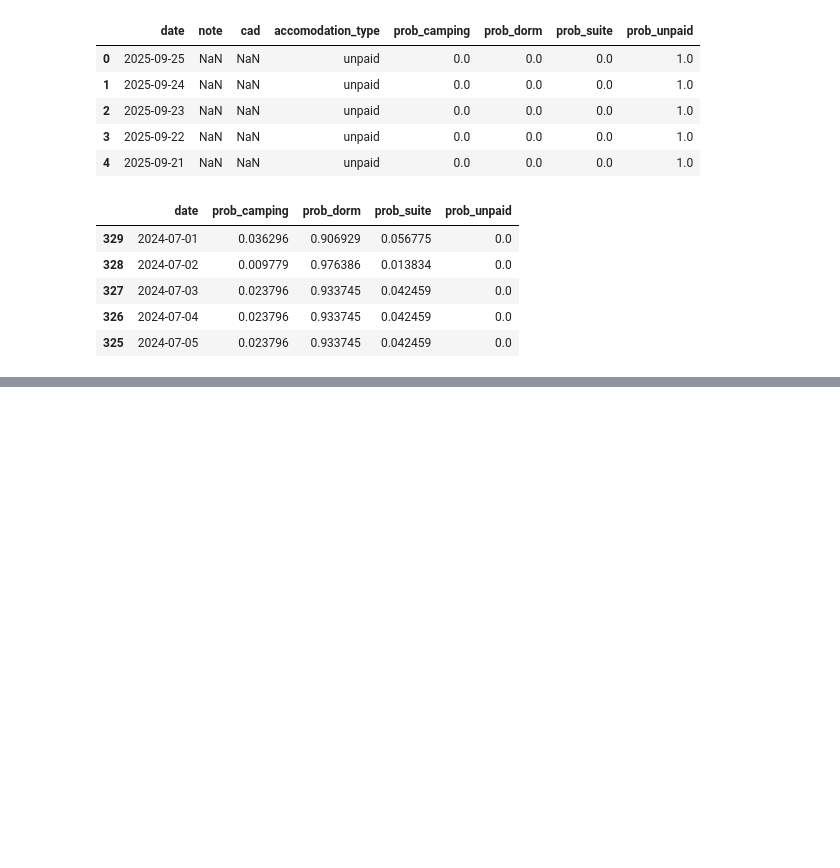
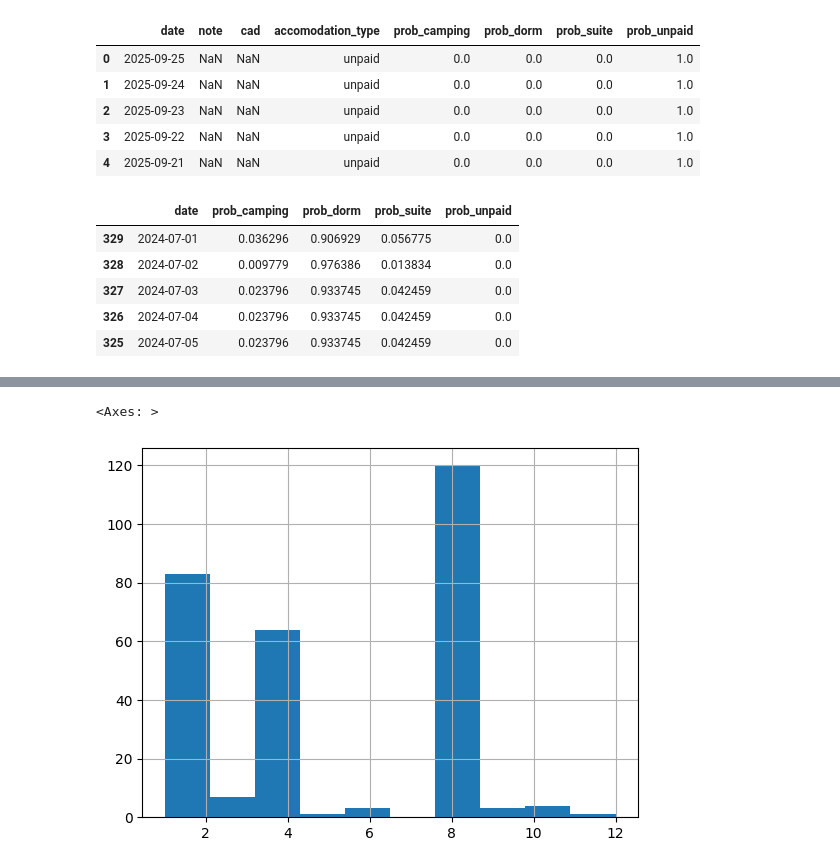
Before and after one commit to SunnyWillert18/floating-in-space, a Jupyter notebook: nbs/travel_personas.ipynb, the cells around one changed output, grey strips where cells are left out. Cells and saved outputs as stored; diff of their text form; code cells hidden in the pictures; blank space fills up the shorter version.

```diff
--- a/nbs/travel_personas.ipynb
+++ b/nbs/travel_personas.ipynb
@@ -746,0 +786,5 @@ accom_feature.head()
+# %%
+adv_features.activity_time.hist()
+# %% [output]
+<Axes: >
+[figure, added]
```
Also changed, not shown: parts of 16 cells of this notebook.
